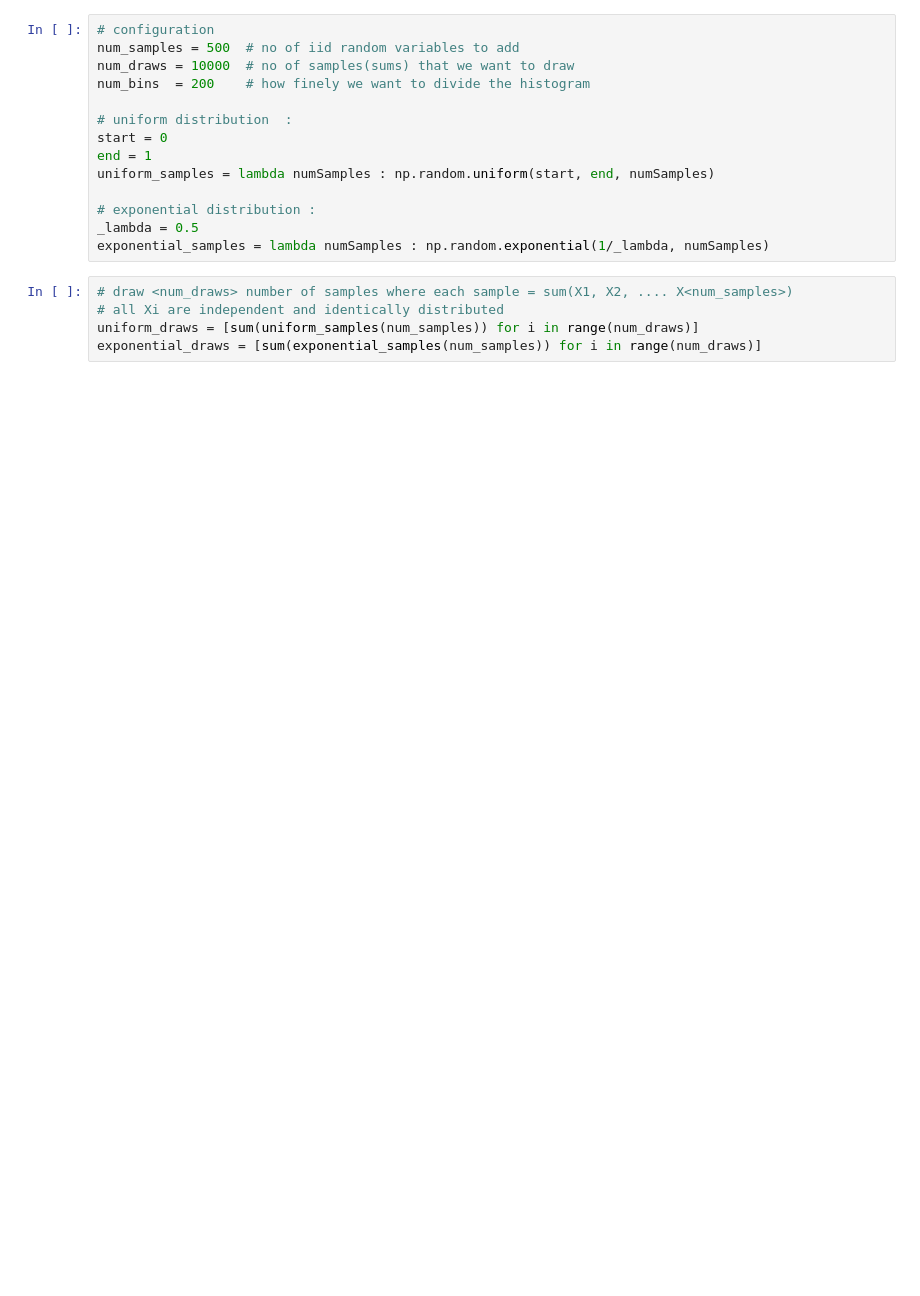
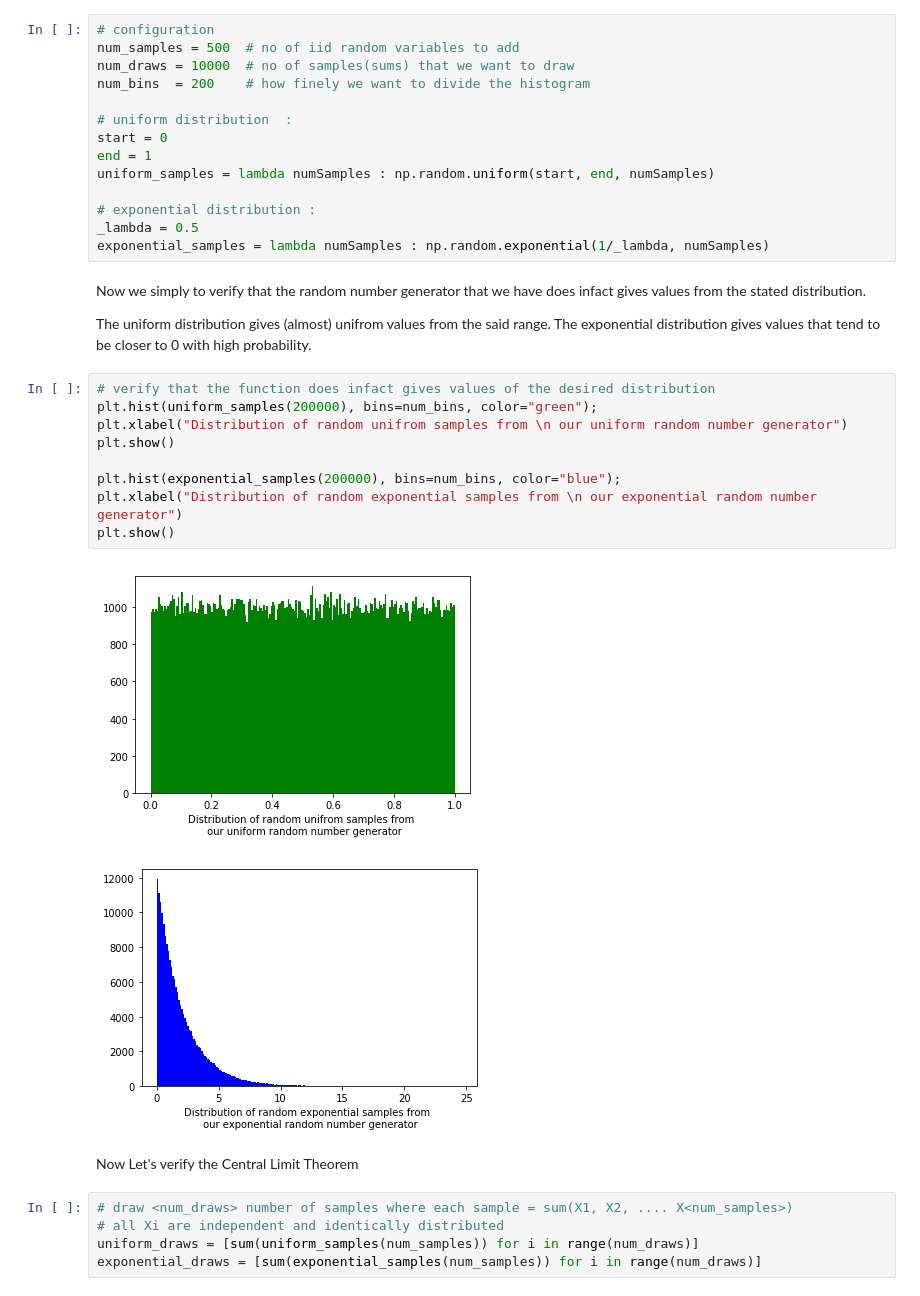
Before and after one commit to shresthaShailav/el_Viz, a Jupyter notebook: probability_theory/central_limit_theorem.ipynb, the cells around one changed output. Cells and saved outputs as stored; diff of their text form; blank space fills up the shorter version.

Commit message:
Added more details to central limit theorem

```diff
--- a/probability_theory/central_limit_theorem.ipynb
+++ b/probability_theory/central_limit_theorem.ipynb
@@ -30,6 +34,25 @@ uniform_samples = lambda numSamples : np.random.uniform(start, end, numSamples)
 # exponential distribution :
 _lambda = 0.5
 exponential_samples = lambda numSamples : np.random.exponential(1/_lambda, numSamples)
+# %% [markdown]
+Now we simply to verify that the random number generator that we have does infact gives values from the stated distribution.
+
+The uniform distribution gives (almost) unifrom values from the said range.
+The exponential distribution gives values that tend to be closer to 0 with high probability.
+# %%
+# verify that the function does infact gives values of the desired distribution
+plt.hist(uniform_samples(200000), bins=num_bins, color="green");
+plt.xlabel("Distribution of random unifrom samples from \n our uniform random number generator")
+plt.show()
+
+plt.hist(exponential_samples(200000), bins=num_bins, color="blue");
+plt.xlabel("Distribution of random exponential samples from \n our exponential random number generator")
+plt.show()
+# %% [output]
+[figure, added]
+[figure, added]
+# %% [markdown]
+Now Let's verify the Central Limit Theorem
 # %%
 # draw <num_draws> number of samples where each sample = sum(X1, X2, .... X<num_samples>)
 # all Xi are independent and identically distributed
```
Also changed, not shown: parts of 3 cells of this notebook.
